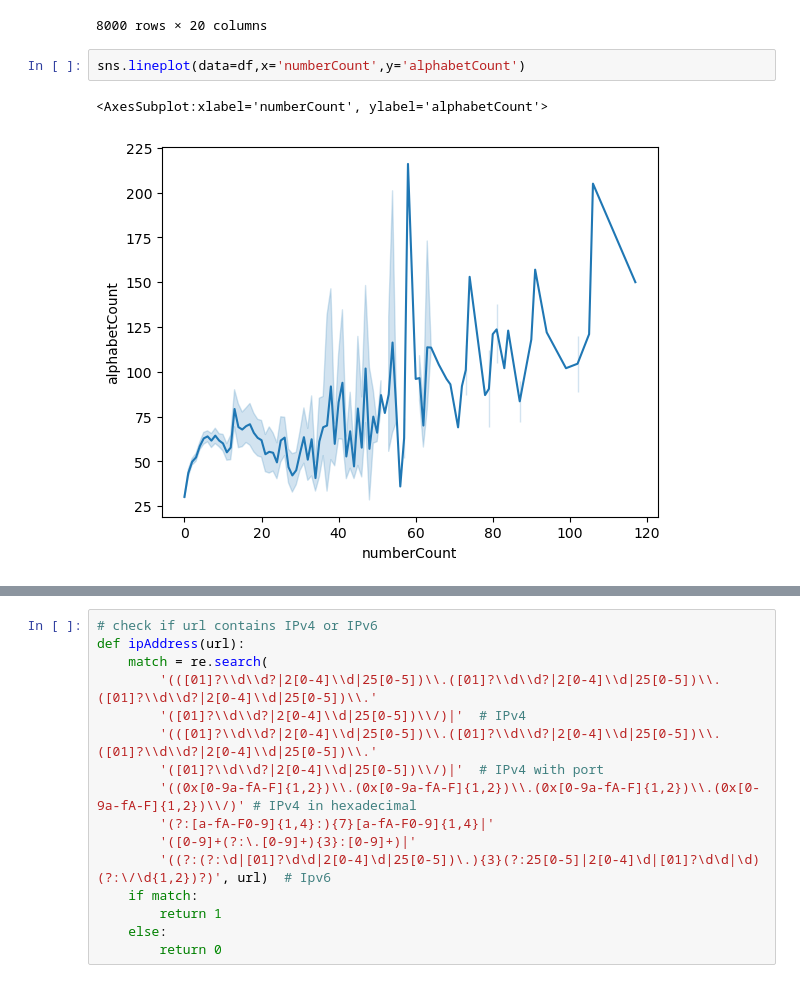
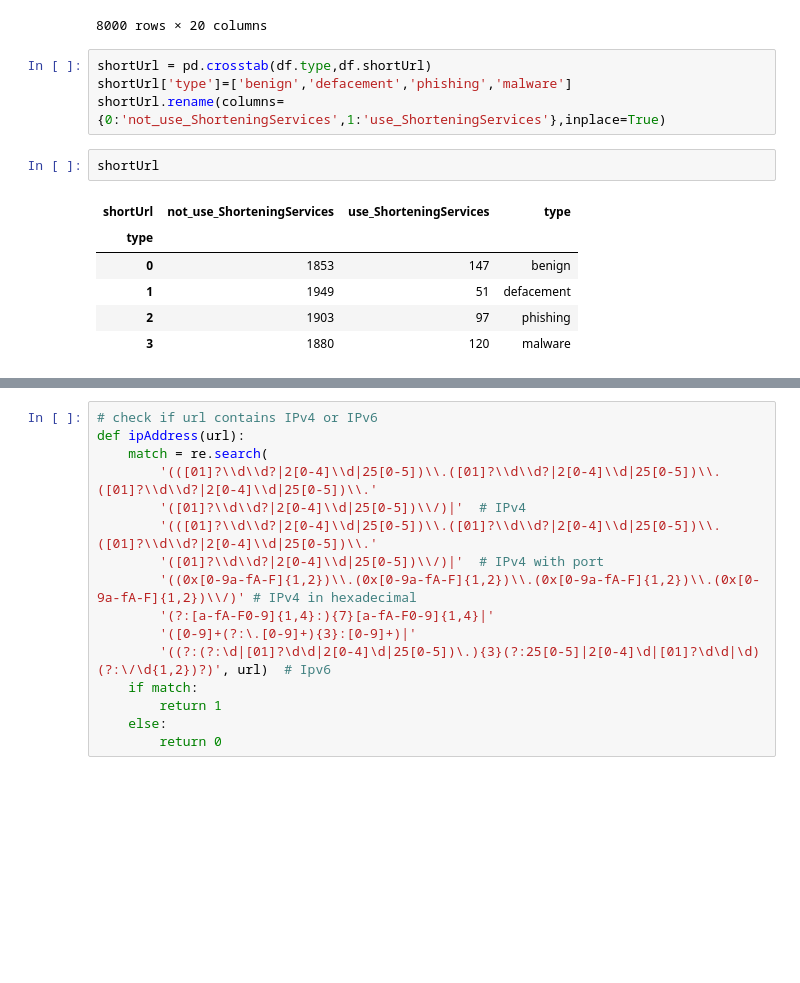
Before and after one commit to Tuwaiq-Data-Science-Bootcamp-V2/Capstone_Project, a Jupyter notebook: Project_with_models.ipynb, the cells around one changed output, grey strips where cells are left out. Cells and saved outputs as stored; diff of their text form; blank space fills up the shorter version.

```diff
--- a/Project_with_models.ipynb
+++ b/Project_with_models.ipynb
@@ -385,8 +449,16 @@ df
 | 7998 | http://appleid.apple.co.uk.cgi-bi... | phishing | 0 | 0 | 3 | 1 | 10 | 0 | 0 | 0 | 0 | ... |
 | 7999 | paulallenconnection.com | phishing | 0 | 0 | 0 | 0 | 1 | 0 | 0 | 0 | 0 | ... |
 8000 rows × 20 columns
-# %%
-sns.lineplot(data=df,x='numberCount',y='alphabetCount')
-# %% [output]
-<AxesSubplot:xlabel='numberCount', ylabel='alphabetCount'>
-[figure, removed]
+# %%
+shortUrl = pd.crosstab(df.type,df.shortUrl)
+shortUrl['type']=['benign','defacement','phishing','malware']
+shortUrl.rename(columns={0:'not_use_ShorteningServices',1:'use_ShorteningServices'},inplace=True)
+# %%
+shortUrl
+# %% [output]
+| shortUrl | not_use_ShorteningServices | use_ShorteningServices | type |
+| type |  |  |  |
+| 0 | 1853 | 147 | benign |
+| 1 | 1949 | 51 | defacement |
+| 2 | 1903 | 97 | phishing |
+| 3 | 1880 | 120 | malware |
```
Also changed, not shown: parts of 89 cells of this notebook.
